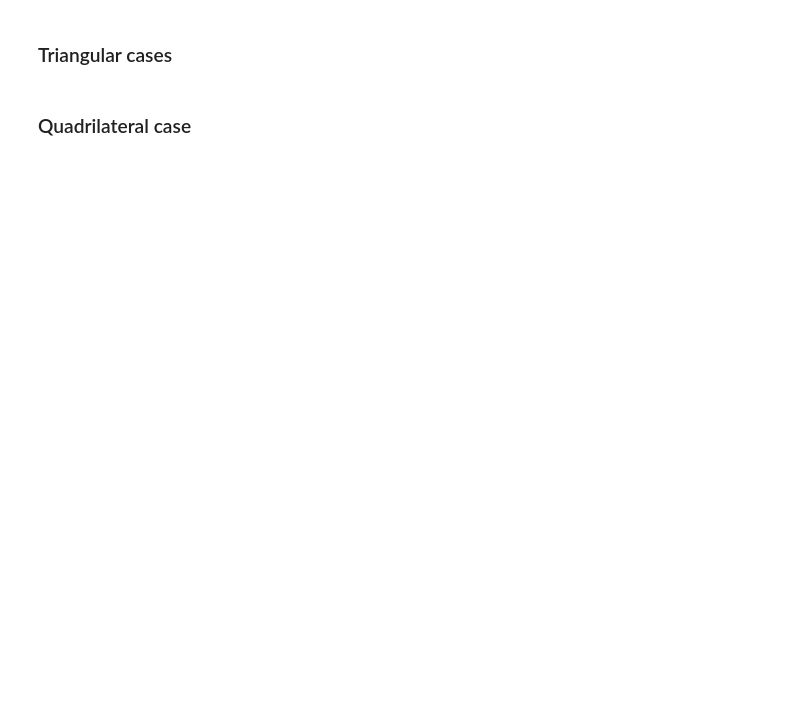
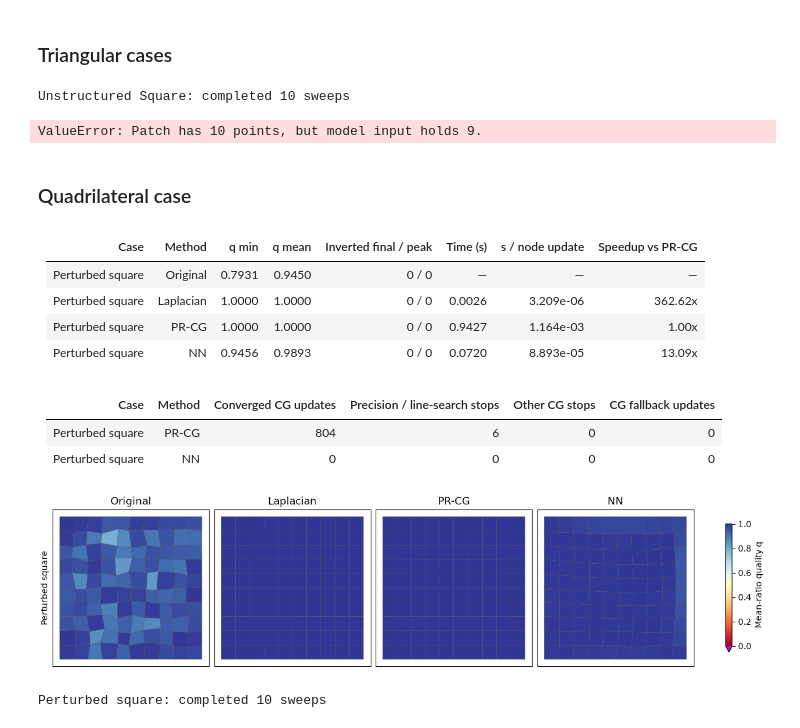
Before and after one commit to wearebes/RL-AMR, a Jupyter notebook: Smoothing/data.ipynb, the cells around one changed output. Saved outputs shown, nothing was run; the diff lists cells and outputs as text; code cells hidden in the pictures; blank space fills up the shorter version.

Commit message:
quadrilateral model train 36 dimenions

```diff
--- a/Smoothing/data.ipynb
+++ b/Smoothing/data.ipynb
@@ -10,19 +21,9 @@ REGENERATE = False
 SEED = 42
 SWEEPS = 10
 # %%
-import numpy as np
-import torch
-from scipy.optimize import minimize
-from scipy.special import logsumexp
-
-
 class Patch:
-    """CCW boundary of a fan with v incident cells.
-
-    Triangles have v boundary vertices. Quadrilaterals have 2*v because
-    each face adds its corner opposite the center.
+    """CCW Triangles-v vertices. Quadrilaterals have 2*v
     """
-
     def __init__(self, ring, kind):
         self.ring = np.asarray(ring, dtype=np.float64)
         self.kind = kind
@@ -40,6 +41,8 @@ class Patch:
 
     def encode(self, shifts=(0,), *, width=None):
         width = 18 * self.kind if width is None else width
+        if 2 * len(self.ring) > width:
+            raise ValueError(f"Patch has {len(self.ring)} points, but model input holds {width // 2}.")
         indices = (np.arange(len(self.ring)) + self.kind * np.asarray(shifts)[:, None]) % len(self.ring)
         coordinates = np.zeros((len(indices), width // 2, 2))
         coordinates[:, :len(self.ring)] = (self.ring[indices] - self.lower) / self.scale
@@ -48,16 +51,14 @@ class Patch:
     def predict(self, model_patch):
         parameter = next(model_patch.parameters())
         options = dict(dtype=parameter.dtype, device=parameter.device)
-        coordinates = torch.as_tensor(self.encode(), **options)
+        coordinates = torch.as_tensor(self.encode(width=model_patch.coordinate_width), **options)
         valence = torch.tensor([[self.valence]], **options)
         with torch.inference_mode():
             prediction = model_patch(coordinates, valence).cpu().numpy()
         return self.lower + self.scale * np.asarray(prediction, dtype=np.float64).reshape(2)
 
-
 class Extract:
     """Recover each interior vertex's CCW boundary from oriented mesh faces."""
-
     def __init__(self, faces):
         self.links = {}
         for face in faces:
@@ -141,9 +142,11 @@ class Optimization:
         norm = logsumexp(z)
         return norm / 50, -np.exp(z - norm) @ gradient.reshape(-1, 2)
 
-    def solve(self, center, ring):
+    def solve(self, center, ring, cg_status=None):
         result = minimize(self.objective, np.zeros(2), args=(ring - center,),
                           method="CG", jac=True, options={"gtol": 1e-7, "maxiter": 300})
+        if cg_status is not None:
+            cg_status[result.status] += 1
         return center + result.x
 
     def valid(self, det, ring):
@@ -266,5 +262,4 @@ Choose the checkpoints below. To evaluate existing weights, you can skip the dat
 # %%
-# Set a path to None to run only the baselines for that element type.
-TRI_MODEL_PATH = Path("MLP_tri.pt")
-QUAD_MODEL_PATH = Path("MLP_quad.pt")
+# One checkpoint for all cases. Set to None to run only the baselines.
+MODEL_PATH = Path("MLP_tri.pt")
 # %%
@@ -435,8 +482,6 @@ def build_test_mesh(outer, holes, n_interior, seed):
     return dict(V=V, F=F, boundary_mask=boundary_mask,
                 free_nodes=np.flatnonzero(~boundary_mask))
 # %%
-model_patch = load_evaluation_model(TRI_MODEL_PATH, kind=1)
-
 h = 0.10
 
 square = sample_polygon([[0, 0], [1, 0], [1, 1], [0, 1]], h)
@@ -459,19 +504,35 @@ meshes = {
 }
 
 tri_results = evaluate(meshes, kind=1, model_patch=model_patch)
+visualize(meshes, tri_results, kind=1)
+# %% [output]
+Unstructured Square: completed 10 sweeps
+ValueError: Patch has 10 points, but model input holds 9.
 # %% [markdown]
 ### Quadrilateral case
 # %%
-model_patch = load_evaluation_model(QUAD_MODEL_PATH, kind=2)
-
 n = 11
 axis = np.linspace(0, 1, n)
 vertices = np.column_stack([a.ravel() for a in np.meshgrid(axis, axis)])
 grid = np.arange(n * n).reshape(n, n)
 faces = np.column_stack([a.ravel() for a in
                          (grid[:-1, :-1], grid[:-1, 1:], grid[1:, 1:], grid[1:, :-1])])
 interior = grid[1:-1, 1:-1].ravel()
 rng = np.random.default_rng(SEED)
 vertices[interior] += rng.uniform(-0.18, 0.18, (len(interior), 2)) / (n - 1)
 quad_meshes = {"Perturbed square": {"V": vertices, "F": faces}}
 quad_results = evaluate(quad_meshes, kind=2, model_patch=model_patch)
+visualize(quad_meshes, quad_results, kind=2)
+# %% [output]
+| Case | Method | q min | q mean | Inverted final / peak | Time (s) | s / node update | Speedup vs PR-CG |
+|---|---|---:|---:|---:|---:|---:|---:|
+| Perturbed square | Original | 0.7931 | 0.9450 | 0 / 0 | — | — | — |
+| Perturbed square | Laplacian | 1.0000 | 1.0000 | 0 / 0 | 0.0026 | 3.209e-06 | 362.62x |
+| Perturbed square | PR-CG | 1.0000 | 1.0000 | 0 / 0 | 0.9427 | 1.164e-03 | 1.00x |
+| Perturbed square | NN | 0.9456 | 0.9893 | 0 / 0 | 0.0720 | 8.893e-05 | 13.09x |
+| Case | Method | Converged CG updates | Precision / line-search stops | Other CG stops | CG fallback updates |
+|---|---|---:|---:|---:|---:|
+| Perturbed square | PR-CG | 804 | 6 | 0 | 0 |
+| Perturbed square | NN | 0 | 0 | 0 | 0 |
+[figure, added]
+Perturbed square: completed 10 sweeps
```
Also changed, not shown: parts of 5 cells of this notebook, 8 other files.
